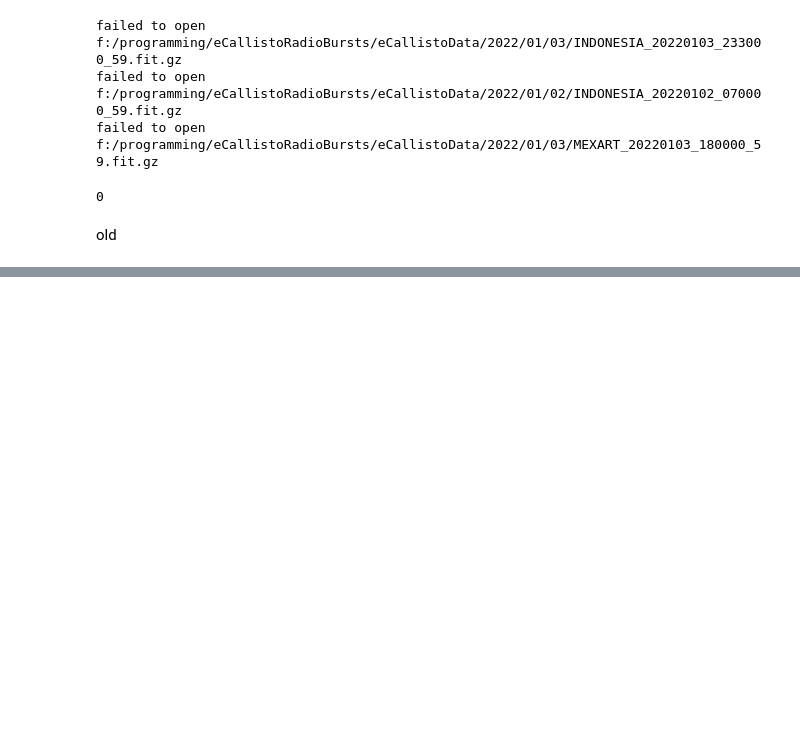
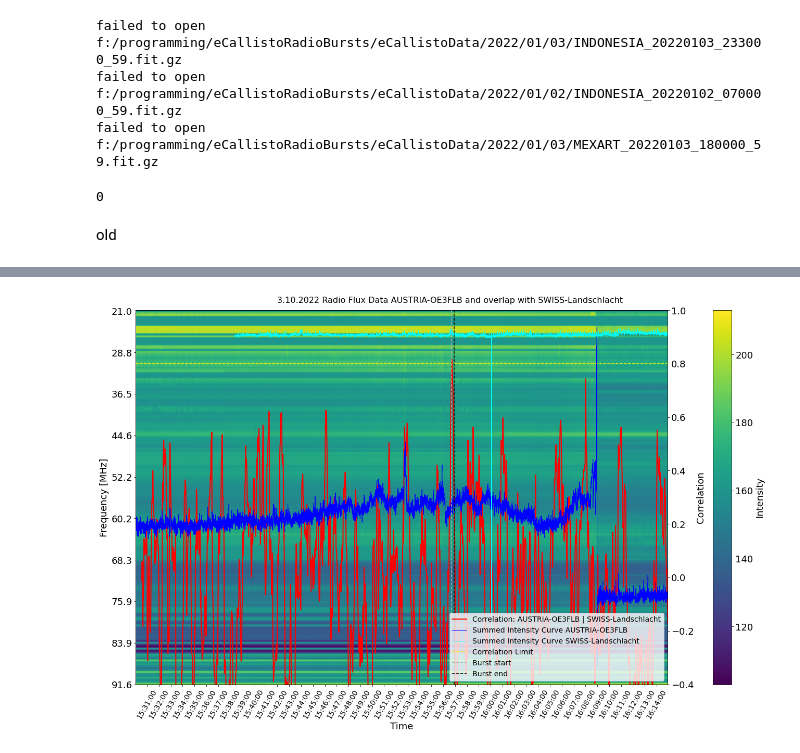
Before and after one commit to lukas-hoefig/eCallistoRadioBursts, a Jupyter notebook: runAlgorithm.ipynb, the cells around one changed output, grey strips where cells are left out. Drawn from its saved outputs; the diff is of its cells as text; code cells hidden in the pictures; blank space fills up the shorter version.

```diff
--- a/runAlgorithm.ipynb
+++ b/runAlgorithm.ipynb
@@ -264,0 +381,4 @@ print(f"Failed bursts Monstein measured at >=2 stations: {len(missed_monstein2p_
+# %%
+analysis.plotEverything(dp1,dp2,cor3)
+# %% [output]
+[figure, added]
```
Also changed, not shown: parts of 7 cells of this notebook, 3 other files.
